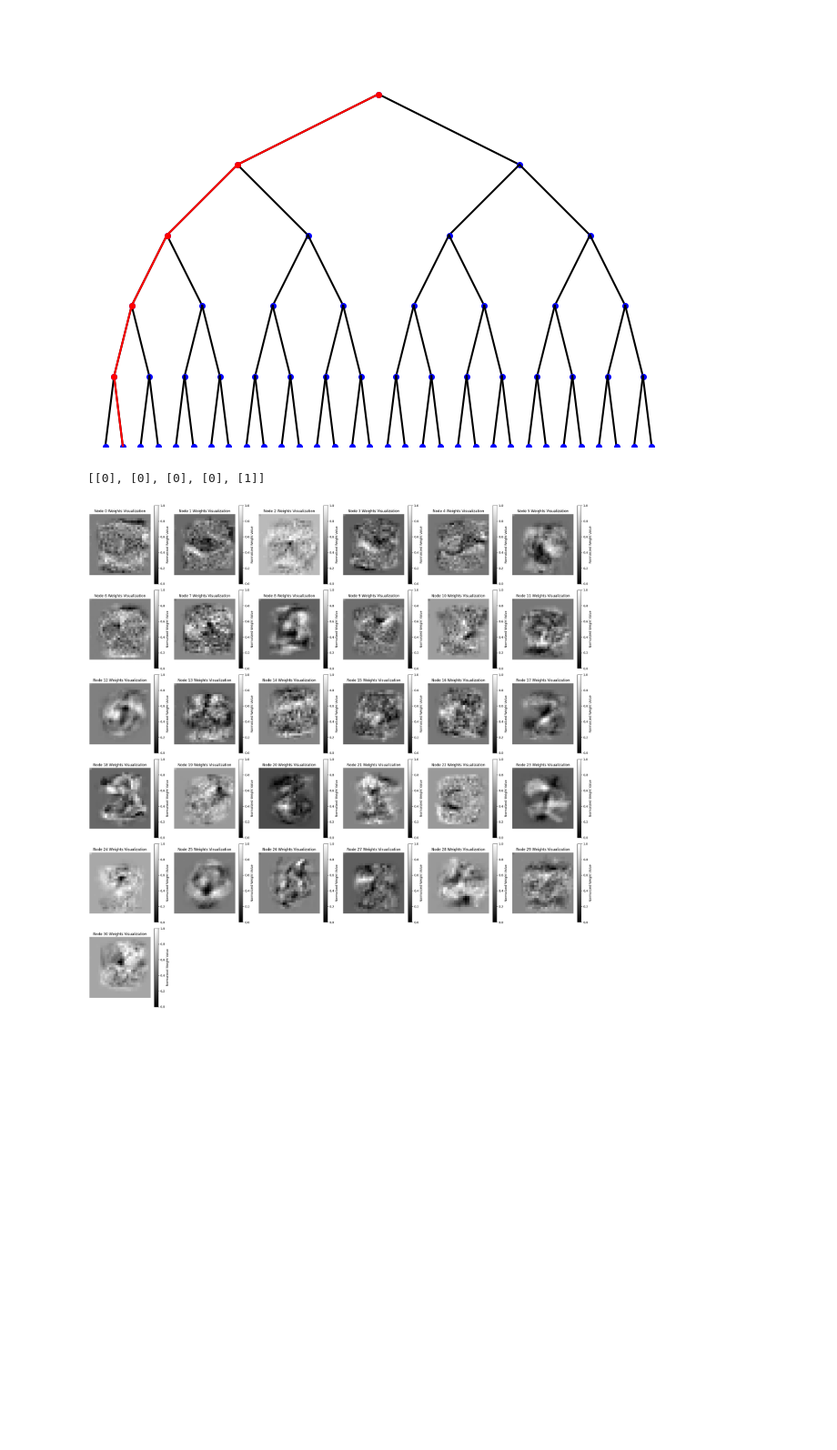
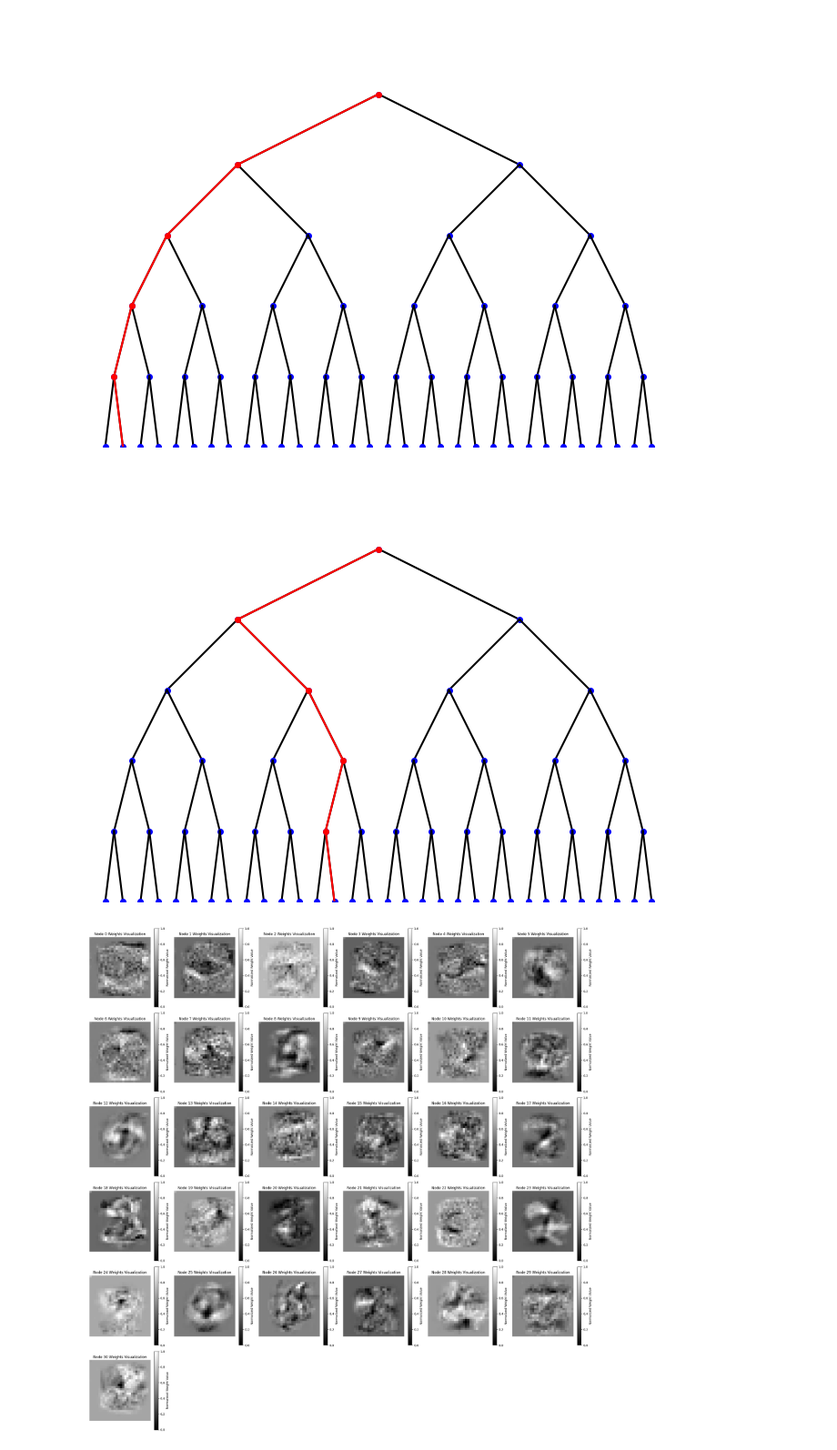
Before and after one commit to Ethan-Shapiro/Soft-Decision-Tree, a Jupyter notebook: model_viz.ipynb, the cells around one changed output. Shown at 91% size. Drawn from its saved outputs; the diff is of its cells as text; code cells hidden in the pictures; blank space fills up the shorter version.

Commit message:
one image

```diff
--- a/model_viz.ipynb
+++ b/model_viz.ipynb
@@ -135,13 +135,20 @@ train_loader, val_loader, test_loader = get_mnist(os.path.join(os.getcwd(), 'dat
 
 for images, labels in test_loader:
     zero_class_indices = (labels[:, 0] == 1).nonzero(as_tuple=True)[0]
-
     # exit if we find any zero class elements
     if zero_class_indices.numel() > 0:
         first_zero_index = zero_class_indices[0]
         zero_image = images[first_zero_index]
         zero_label = labels[first_zero_index]
         break
+for images, labels in test_loader:
+    one_class_indices = (labels[:, 1] == 1).nonzero(as_tuple=True)[0]
+    # exit if we find any zero class elements
+    if one_class_indices.numel() > 0:
+        first_zero_index = one_class_indices[0]
+        one_image = images[first_zero_index]
+        one_label = labels[first_zero_index]
+        break
 # %% [output]
 Loading MNIST dataset
 Loaded MNIST
@@ -156,10 +166,17 @@ path = extract_path_from_tensors(decision_path)
 plot_complete_tree_with_decision_path(path)
 # %% [output]
 [figure]
-# %%
-path
-# %% [output]
-[[0], [0], [0], [0], [1]]
+# %%
+decision_path = mnist_tree._forward(one_image, is_decision_pth=True)
+# %%
+decision_path = decision_path[0]
+# %%
+from path_viz import extract_path_from_tensors, plot_complete_tree_with_decision_path
+
+path = extract_path_from_tensors(decision_path)
+plot_complete_tree_with_decision_path(path)
+# %% [output]
+[figure, added]
 # %%
 linear_layer_weights = mnist_tree.inner_nodes[0].weight.detach().cpu().numpy()
 # %%
```
Also changed, not shown: parts of 1 cell of this notebook.
